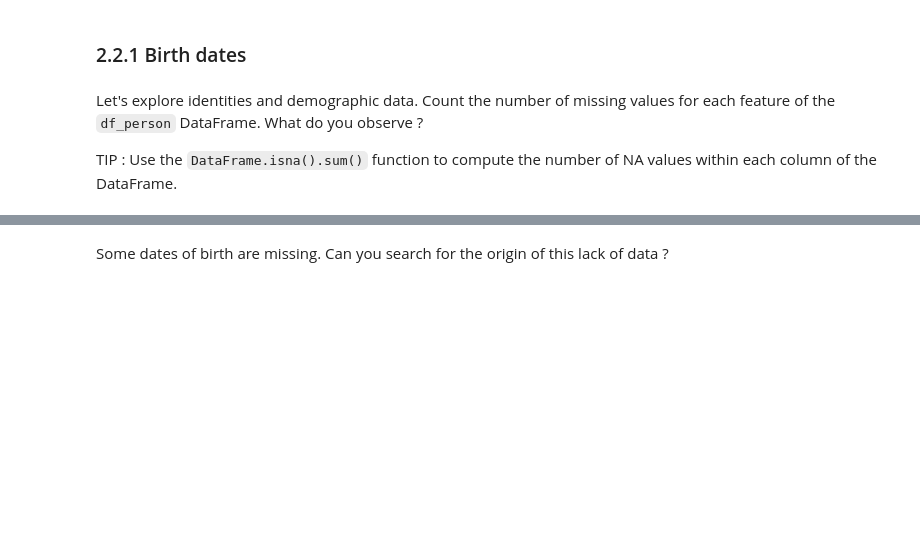
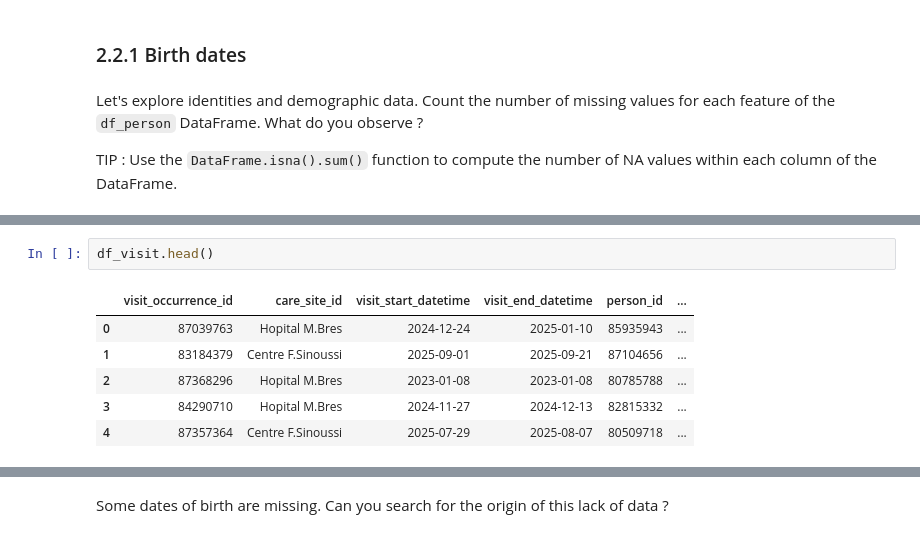
Before and after one commit to LoickChardon/edstuto, a Jupyter notebook: exercises/exercise1/ex1_enonce.ipynb, the cells around one changed output, grey strips where cells are left out. Cells and saved outputs as stored; diff of their text form; blank space fills up the shorter version.

```diff
--- a/exercises/exercise1/ex1_enonce.ipynb
+++ b/exercises/exercise1/ex1_enonce.ipynb
@@ -153,2 +290,11 @@ TIP : Use the `DataFrame.isna().sum()` function to compute the number of NA valu
+# %%
+df_visit.head()
+# %% [output]
+|  | visit_occurrence_id | care_site_id | visit_start_datetime | visit_end_datetime | person_id | ... |
+| 0 | 87039763 | Hopital M.Bres | 2024-12-24 | 2025-01-10 | 85935943 | ... |
+| 1 | 83184379 | Centre F.Sinoussi | 2025-09-01 | 2025-09-21 | 87104656 | ... |
+| 2 | 87368296 | Hopital M.Bres | 2023-01-08 | 2023-01-08 | 80785788 | ... |
+| 3 | 84290710 | Hopital M.Bres | 2024-11-27 | 2024-12-13 | 82815332 | ... |
+| 4 | 87357364 | Centre F.Sinoussi | 2025-07-29 | 2025-08-07 | 80509718 | ... |
 # %%
 df_person.isna().sum()
```
Also changed, not shown: parts of 25 cells of this notebook.
